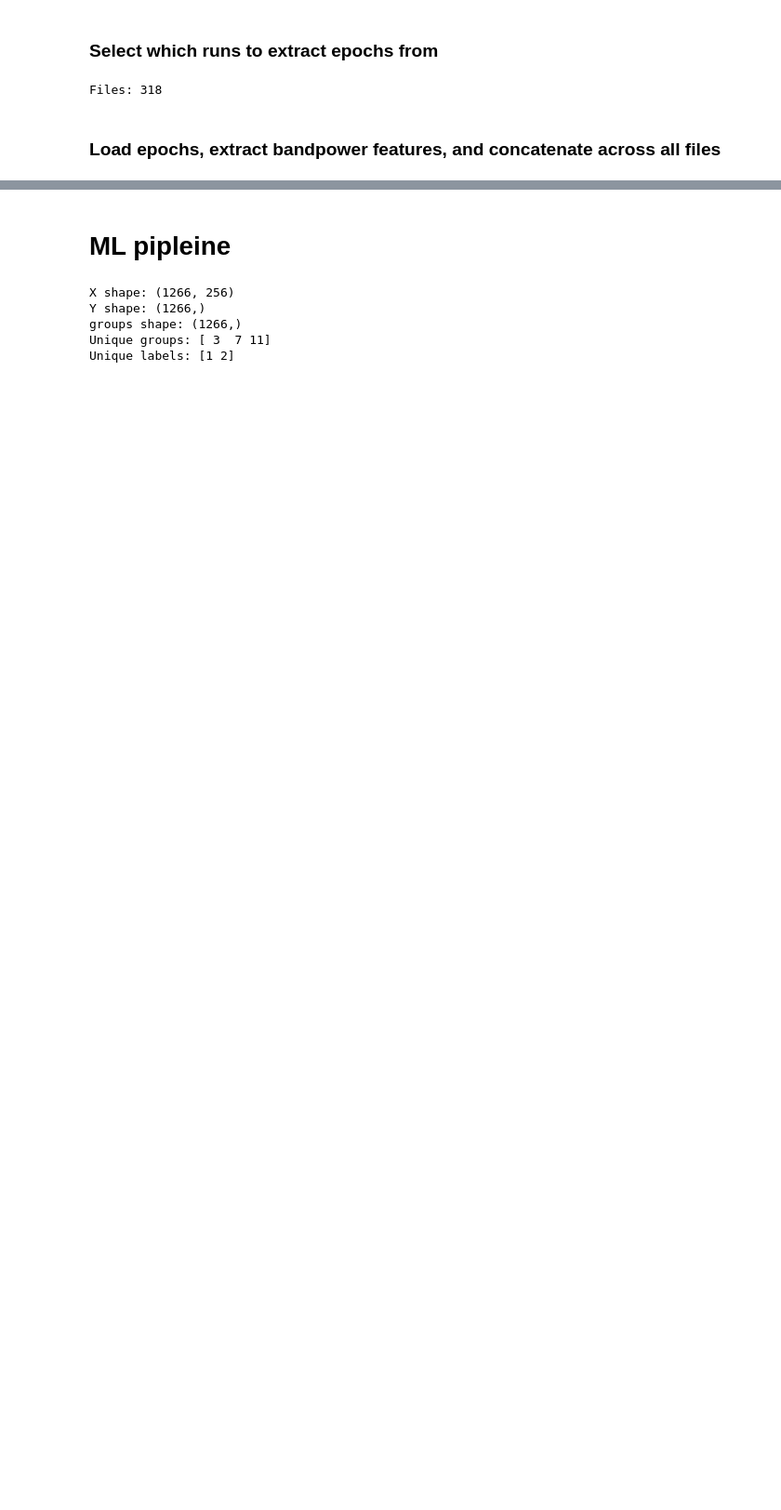
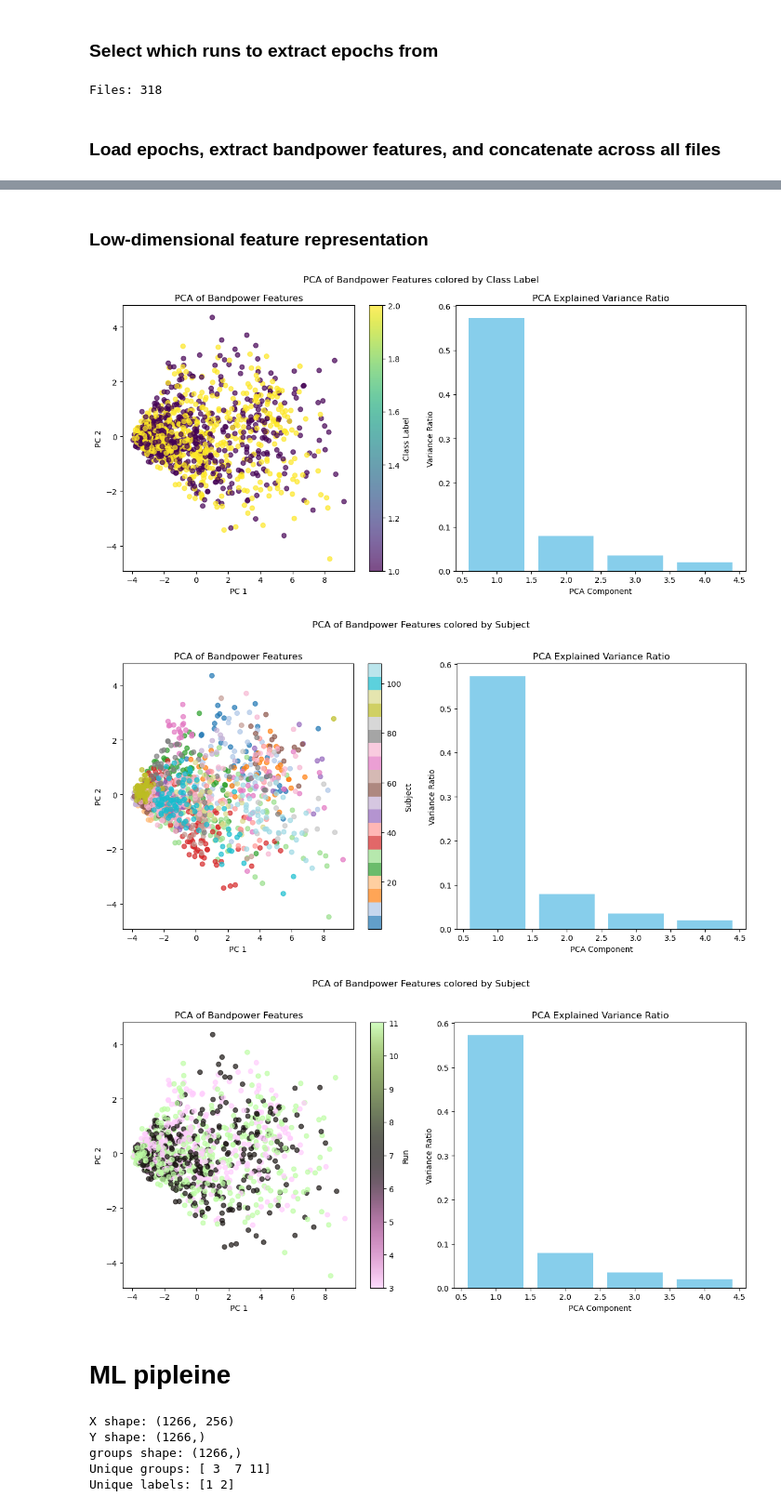
Before and after one commit to sumachinta/Motor-Imagery-EEG-Classifier, a Jupyter notebook: notebooks/03_bandpower_baseline.ipynb, the cells around one changed output, grey strips where cells are left out. Shown at 93% size. Saved outputs shown, nothing was run; the diff lists cells and outputs as text; code cells hidden in the pictures; blank space fills up the shorter version.

```diff
--- a/notebooks/03_bandpower_baseline.ipynb
+++ b/notebooks/03_bandpower_baseline.ipynb
@@ -76,3 +175,64 @@ Unique subjects: ['S001' 'S002' 'S004' 'S006' 'S007' 'S008' 'S010' 'S011' 'S012'
+# %% [markdown]
+### Low-dimensional feature representation
+# %%
+from sklearn.decomposition import PCA
+
+### Low-dimensional feature representation
+pca = PCA(n_components=4)
+X_pca = pca.fit_transform(df_X)
+
+
+fig, axs = plt.subplots(1, 2, figsize=(12, 6))
+
+scatter = axs[0].scatter(X_pca[:,0], X_pca[:,1], c=df['label'], cmap='viridis', alpha=0.7)
+axs[0].set_title('PCA of Bandpower Features')
+axs[0].set_xlabel('PC 1')
+axs[0].set_ylabel('PC 2')
+fig.colorbar(scatter, ax=axs[0], label='Class Label')
+
+axs[1].bar(range(1, 5), pca.explained_variance_ratio_, color='skyblue')
+axs[1].set_title('PCA Explained Variance Ratio')
+axs[1].set_xlabel('PCA Component')
+axs[1].set_ylabel('Variance Ratio')
+plt.suptitle('PCA of Bandpower Features colored by Class Label')
+plt.tight_layout()
+plt.show()
+
+fig, axs = plt.subplots(1, 2, figsize=(12, 6))
+
+scatter = axs[0].scatter(X_pca[:,0], X_pca[:,1], c=df['subject'], cmap='tab20', alpha=0.7)
+axs[0].set_title('PCA of Bandpower Features')
+axs[0].set_xlabel('PC 1')
+axs[0].set_ylabel('PC 2')
+fig.colorbar(scatter, ax=axs[0], label='Subject')
+
+axs[1].bar(range(1, 5), pca.explained_variance_ratio_, color='skyblue')
+axs[1].set_title('PCA Explained Variance Ratio')
+axs[1].set_xlabel('PCA Component')
+axs[1].set_ylabel('Variance Ratio')
+plt.suptitle('PCA of Bandpower Features colored by Subject', y=1.02)
+plt.tight_layout()
+plt.show()
+
+fig, axs = plt.subplots(1, 2, figsize=(12, 6))
+
+scatter = axs[0].scatter(X_pca[:,0], X_pca[:,1], c=df['run'], cmap='vanimo', alpha=0.7)
+axs[0].set_title('PCA of Bandpower Features')
+axs[0].set_xlabel('PC 1')
+axs[0].set_ylabel('PC 2')
+fig.colorbar(scatter, ax=axs[0], label='Run')
+
+axs[1].bar(range(1, 5), pca.explained_variance_ratio_, color='skyblue')
+axs[1].set_title('PCA Explained Variance Ratio')
+axs[1].set_xlabel('PCA Component')
+axs[1].set_ylabel('Variance Ratio')
+plt.suptitle('PCA of Bandpower Features colored by Subject', y=1.02)
+plt.tight_layout()
+plt.show()
+# %% [output]
+[figure, added]
+[figure, added]
+[figure, added]
 # %% [markdown]
 # ML pipleine
 # %%
```
Also changed, not shown: parts of 16 cells of this notebook.
